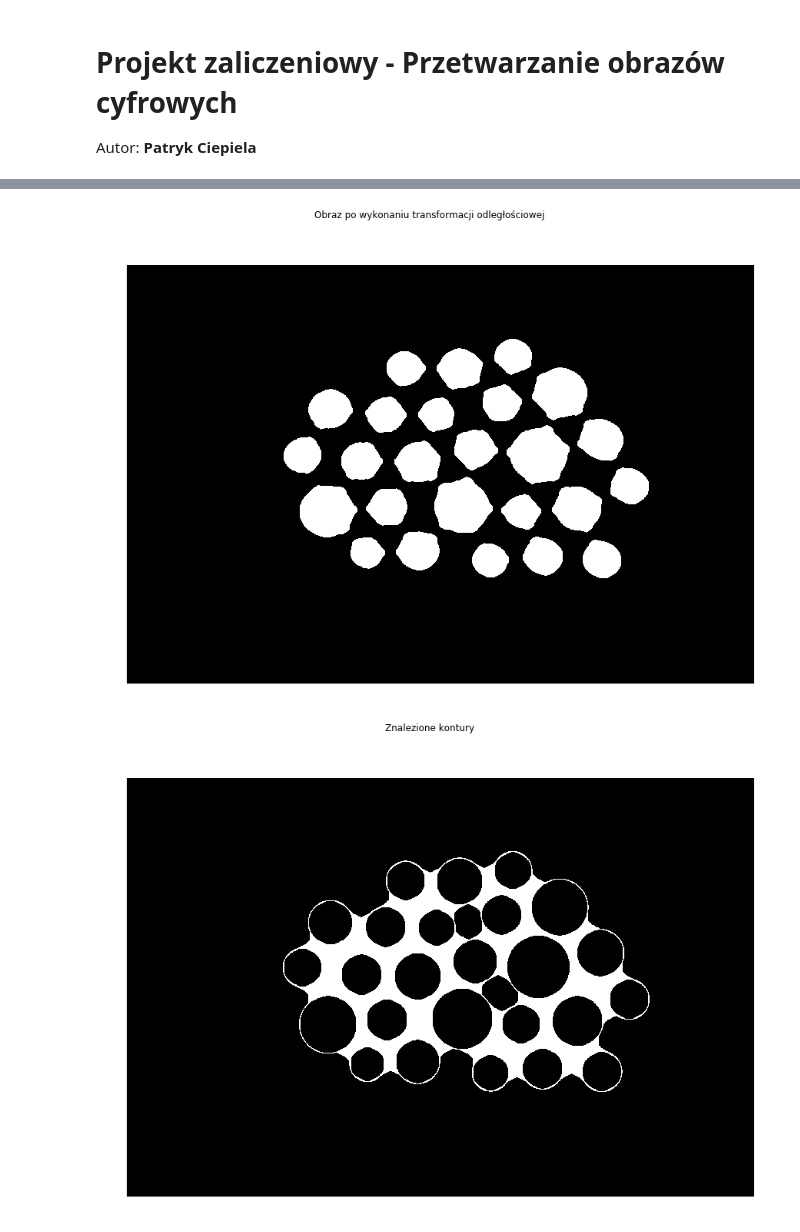
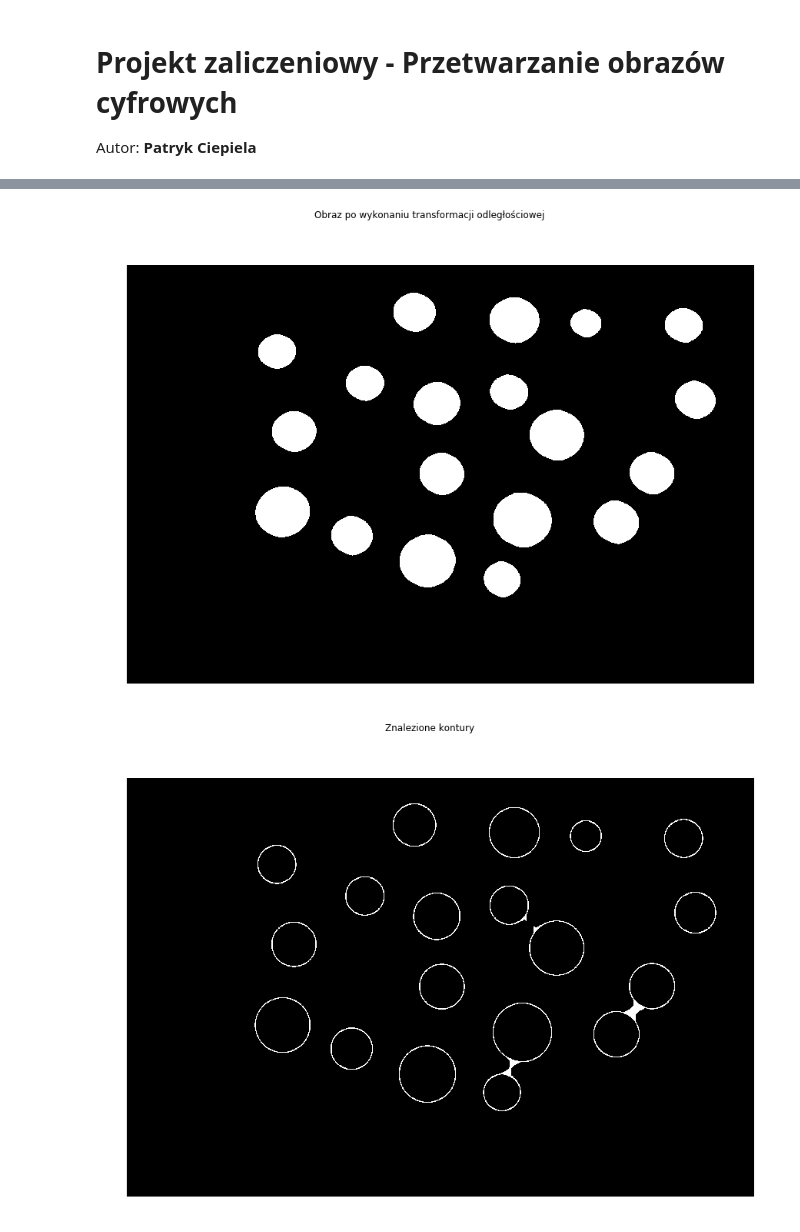
Before and after one commit to Machina123/ImageProcessing, a Jupyter notebook: FinalAssignment/01_assignment.ipynb, the cells around one changed output, grey strips where cells are left out. Saved outputs shown, nothing was run; the diff lists cells and outputs as text; code cells hidden in the pictures.

```diff
--- a/FinalAssignment/01_assignment.ipynb
+++ b/FinalAssignment/01_assignment.ipynb
@@ -105,11 +108,11 @@ showimg(processedimg, title="Obraz po wykonaniu operacji zamknięcia")
 # %%
 distimg = cv2.distanceTransform(binaryimg, cv2.DIST_L2, 5)
 distimg = np.uint8(distimg)
-_, distimg = cv2.threshold(distimg, thresh=50, maxval=255, type=cv2.THRESH_BINARY)
+_, distimg = cv2.threshold(distimg, thresh=45, maxval=255, type=cv2.THRESH_BINARY)
 distimg = cv2.morphologyEx(distimg, op=cv2.MORPH_DILATE, kernel=morphKernel, iterations=10)
 showimg(distimg, title="Obraz po wykonaniu transformacji odległościowej")
 # %% [output]
-[figure, old version]
+[figure, new version]
 # %%
 _, contours, hierarchy = cv2.findContours(distimg, cv2.RETR_EXTERNAL, cv2.CHAIN_APPROX_SIMPLE)
 contoursimg = np.zeros_like(binaryimg)
@@ -119,10 +122,10 @@ for i in range(len(contours)):
     center = (int(x),int(y))
     radius = int(radius)
     cv2.circle(contoursimg,center,radius,255,3)
-contoursimg = cv2.morphologyEx(contoursimg, op=cv2.MORPH_CLOSE, kernel=morphKernel, iterations=20)
+contoursimg = cv2.morphologyEx(contoursimg, op=cv2.MORPH_CLOSE, kernel=morphKernel, iterations=15)
 showimg(contoursimg, title="Znalezione kontury")
 # %% [output]
-[figure, old version]
+[figure, new version]
 # %%
 separated_img = cv2.bitwise_and(processedimg, cv2.bitwise_not(contoursimg))
 showimg(separated_img, title="Obraz z rozdzielonymi obiektami")
```
Also changed, not shown: parts of 11 cells of this notebook, 1 other file.
